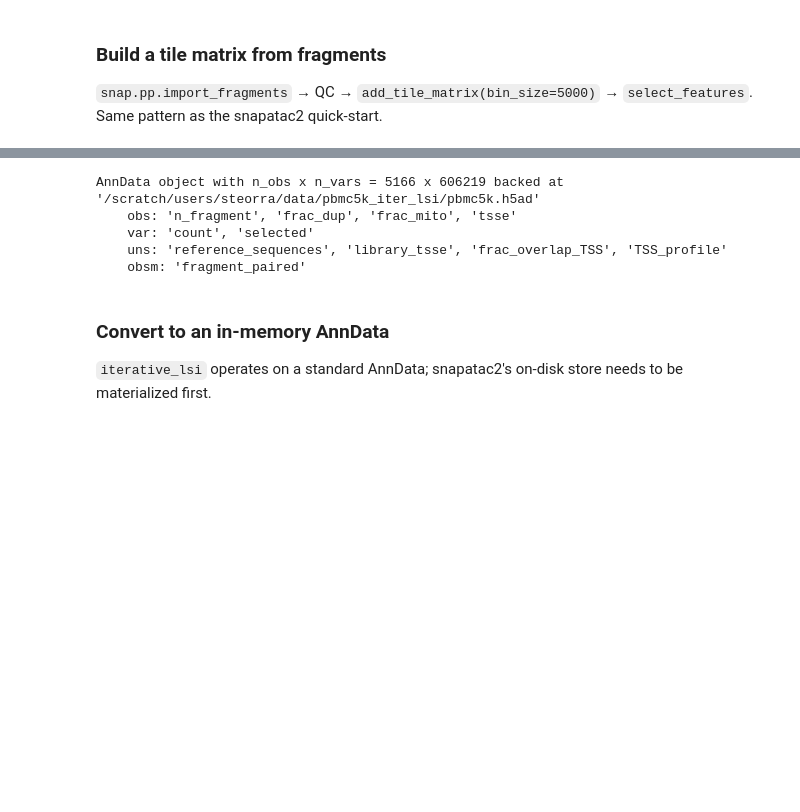
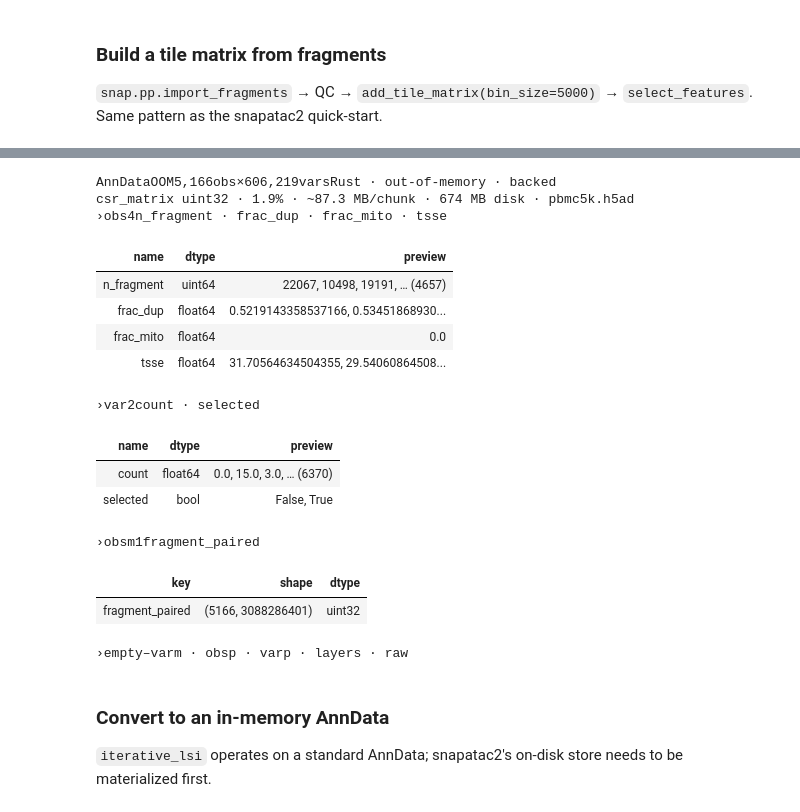
Before and after one commit to aristoteleo/epione, a Jupyter notebook: epione_guide/tutorials/single/t_iterative_lsi.ipynb, the cells around one changed output, grey strips where cells are left out. Drawn from its saved outputs; the diff is of its cells as text; code cells hidden in the pictures; blank space fills up the shorter version.

```diff
--- a/epione_guide/tutorials/single/t_iterative_lsi.ipynb
+++ b/epione_guide/tutorials/single/t_iterative_lsi.ipynb
@@ -48,20 +65,22 @@ ___________      .__
 # %%
 %%time
 h5 = WORK / 'pbmc5k.h5ad'
-if h5.exists():
-    data = snap.read(str(h5))
+if h5.exists() and h5.stat().st_size > 100_000:
+    data = oom.read(str(h5), backed='r+')
 else:
-    frag = snap.datasets.pbmc5k(type='fragment')
-    data = snap.pp.import_fragments(
-        fragment_file=str(frag),
-        chrom_sizes=snap.genome.hg38,
+    if h5.exists():
+        h5.unlink()
+    frag = epi.utils.register_datasets().fetch('atac_pbmc_5k.tsv.gz')
+    data = epi.pp.import_fragments(
+        str(frag),
+        chrom_sizes=epi.utils.genome.hg38,
         file=str(h5),
         sorted_by_barcode=False,
     )
-    snap.metrics.tsse(data, snap.genome.hg38)
-    snap.pp.filter_cells(data, min_counts=1000, min_tsse=5,
-                         max_counts=100000)
-    snap.pp.add_tile_matrix(data, bin_size=5000)
-    snap.pp.select_features(data, n_features=100000)
+    genes = epi.utils.get_gene_annotation(epi.utils.genome.hg38)
+    epi.pp.tsse(data, genes)
+    data = epi.pp.filter_cells(data, min_counts=1000, max_counts=100000, min_tsse=5)
+    epi.pp.add_tile_matrix(data, bin_size=5000)
+    epi.pp.select_features(data, n_features=100000)
 data
 # %% [output]
@@ -70,8 +89,19 @@ Wall time: 6.8 ms
-AnnData object with n_obs x n_vars = 5166 x 606219 backed at '/scratch/users/steorra/data/pbmc5k_iter_lsi/pbmc5k.h5ad'
-    obs: 'n_fragment', 'frac_dup', 'frac_mito', 'tsse'
-    var: 'count', 'selected'
-    uns: 'reference_sequences', 'library_tsse', 'frac_overlap_TSS', 'TSS_profile'
-    obsm: 'fragment_paired'
+AnnDataOOM5,166obs×606,219varsRust · out-of-memory · backed
+csr_matrix uint32 · 1.9% · ~87.3 MB/chunk · 674 MB disk · pbmc5k.h5ad
+›obs4n_fragment · frac_dup · frac_mito · tsse
+| name | dtype | preview |
+| n_fragment | uint64 | 22067, 10498, 19191, … (4657) |
+| frac_dup | float64 | 0.5219143358537166, 0.53451868930... |
+| frac_mito | float64 | 0.0 |
+| tsse | float64 | 31.70564634504355, 29.54060864508... |
+›var2count · selected
+| name | dtype | preview |
+| count | float64 | 0.0, 15.0, 3.0, … (6370) |
+| selected | bool | False, True |
+›obsm1fragment_paired
+| key | shape | dtype |
+| fragment_paired | (5166, 3088286401) | uint32 |
+›empty–varm · obsp · varp · layers · raw
 # %% [markdown]
 ### Convert to an in-memory AnnData
 
```
Also changed, not shown: parts of 7 cells of this notebook, 3 other files.
